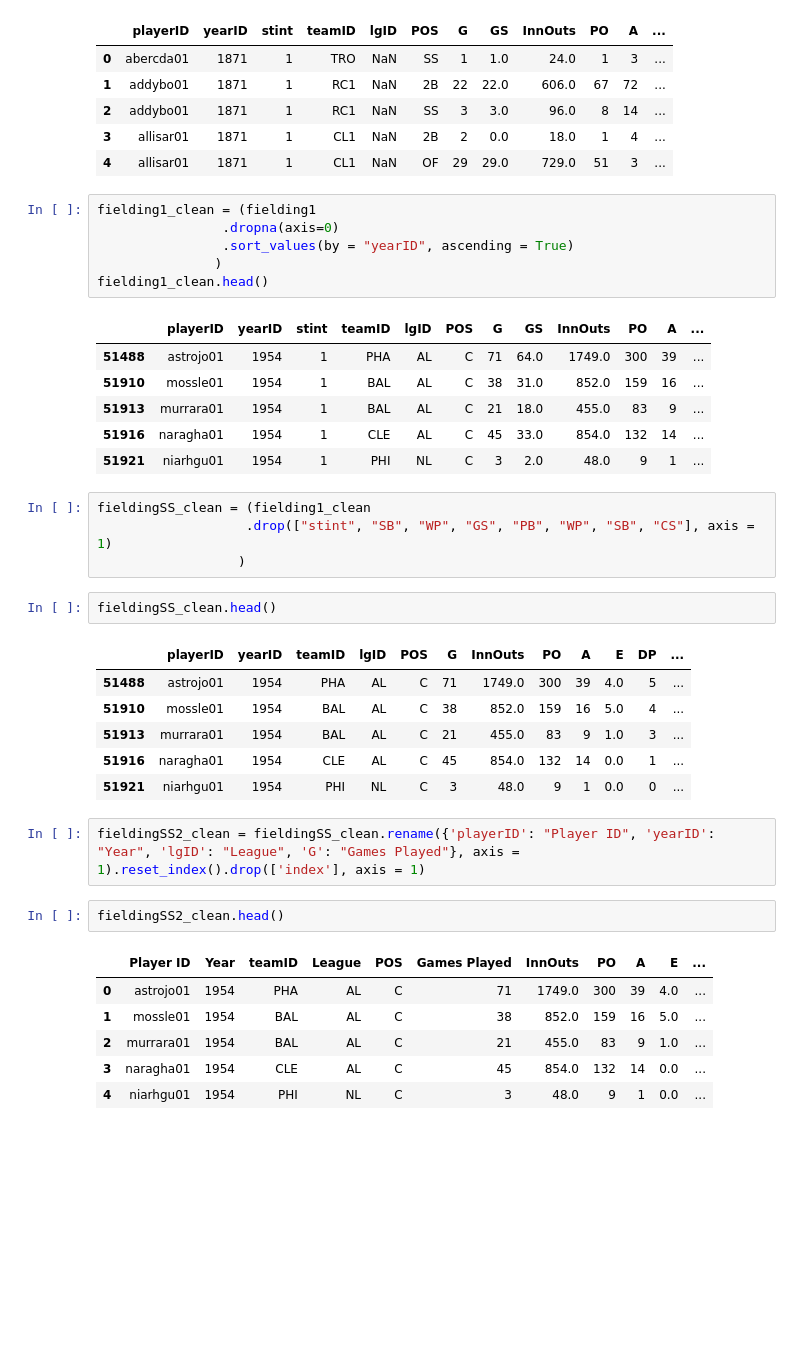
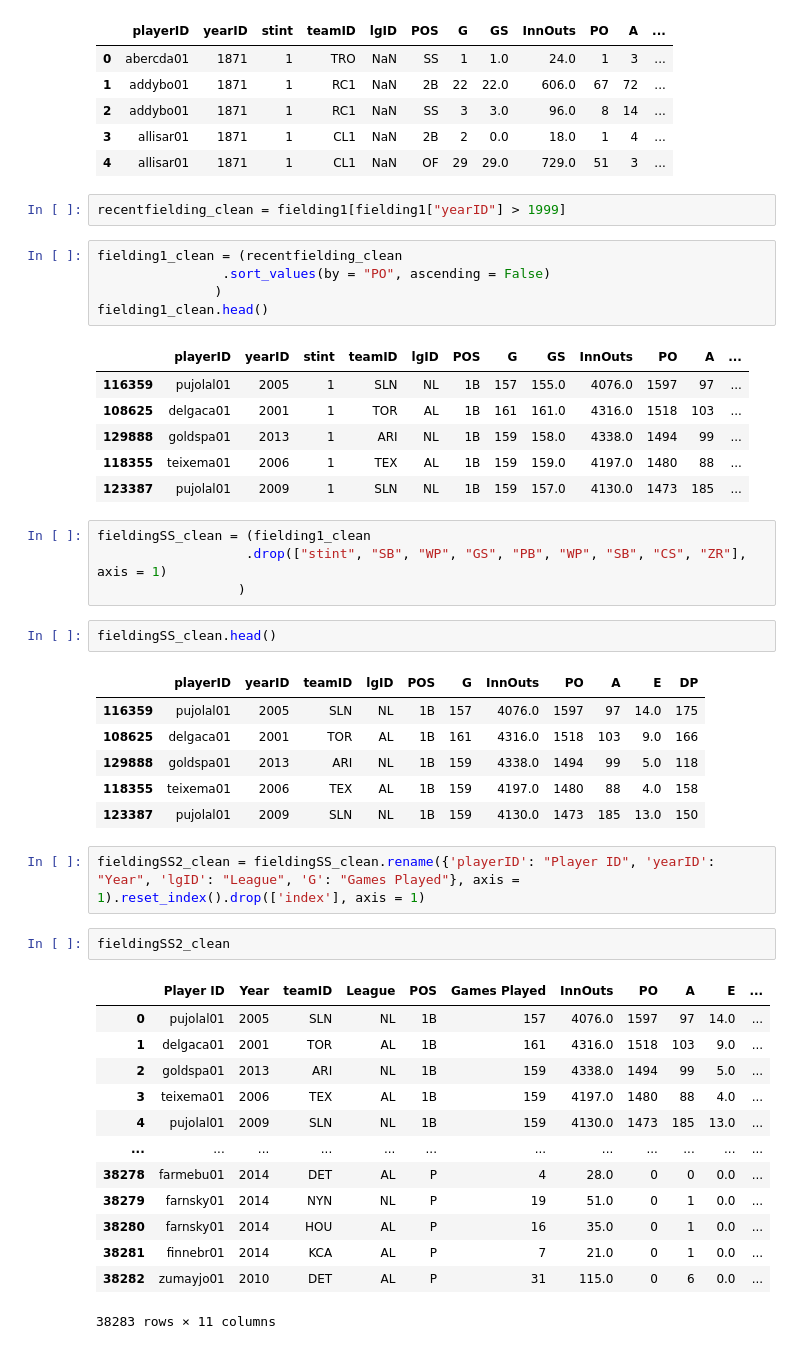
Before and after one commit to data301-2021-winter1/project-group37-project, a Jupyter notebook: notebooks/analysis2.ipynb, the cells around one changed output. Cells and saved outputs as stored; diff of their text form; blank space fills up the shorter version.

```diff
--- a/notebooks/analysis2.ipynb
+++ b/notebooks/analysis2.ipynb
@@ -239,40 +239,48 @@ fielding1.head()
 | 2 | addybo01 | 1871 | 1 | RC1 | NaN | SS | 3 | 3.0 | 96.0 | 8 | 14 | ... |
 | 3 | allisar01 | 1871 | 1 | CL1 | NaN | 2B | 2 | 0.0 | 18.0 | 1 | 4 | ... |
 | 4 | allisar01 | 1871 | 1 | CL1 | NaN | OF | 29 | 29.0 | 729.0 | 51 | 3 | ... |
+# %%
+recentfielding_clean = fielding1[fielding1["yearID"] > 1999]
 # %%
-fielding1_clean = (fielding1
-                .dropna(axis=0)
-                .sort_values(by = "yearID", ascending = True)
+fielding1_clean = (recentfielding_clean
+                .sort_values(by = "PO", ascending = False)
                )
 fielding1_clean.head()
 # %% [output]
 |  | playerID | yearID | stint | teamID | lgID | POS | G | GS | InnOuts | PO | A | ... |
-| 51488 | astrojo01 | 1954 | 1 | PHA | AL | C | 71 | 64.0 | 1749.0 | 300 | 39 | ... |
-| 51910 | mossle01 | 1954 | 1 | BAL | AL | C | 38 | 31.0 | 852.0 | 159 | 16 | ... |
-| 51913 | murrara01 | 1954 | 1 | BAL | AL | C | 21 | 18.0 | 455.0 | 83 | 9 | ... |
-| 51916 | naragha01 | 1954 | 1 | CLE | AL | C | 45 | 33.0 | 854.0 | 132 | 14 | ... |
-| 51921 | niarhgu01 | 1954 | 1 | PHI | NL | C | 3 | 2.0 | 48.0 | 9 | 1 | ... |
+| 116359 | pujolal01 | 2005 | 1 | SLN | NL | 1B | 157 | 155.0 | 4076.0 | 1597 | 97 | ... |
+| 108625 | delgaca01 | 2001 | 1 | TOR | AL | 1B | 161 | 161.0 | 4316.0 | 1518 | 103 | ... |
+| 129888 | goldspa01 | 2013 | 1 | ARI | NL | 1B | 159 | 158.0 | 4338.0 | 1494 | 99 | ... |
+| 118355 | teixema01 | 2006 | 1 | TEX | AL | 1B | 159 | 159.0 | 4197.0 | 1480 | 88 | ... |
+| 123387 | pujolal01 | 2009 | 1 | SLN | NL | 1B | 159 | 157.0 | 4130.0 | 1473 | 185 | ... |
 # %%
 fieldingSS_clean = (fielding1_clean
-                   .drop(["stint", "SB", "WP", "GS", "PB", "WP", "SB", "CS"], axis = 1)
+                   .drop(["stint", "SB", "WP", "GS", "PB", "WP", "SB", "CS", "ZR"], axis = 1)
                   )
 # %%
 fieldingSS_clean.head()
 # %% [output]
-|  | playerID | yearID | teamID | lgID | POS | G | InnOuts | PO | A | E | DP | ... |
-| 51488 | astrojo01 | 1954 | PHA | AL | C | 71 | 1749.0 | 300 | 39 | 4.0 | 5 | ... |
-| 51910 | mossle01 | 1954 | BAL | AL | C | 38 | 852.0 | 159 | 16 | 5.0 | 4 | ... |
-| 51913 | murrara01 | 1954 | BAL | AL | C | 21 | 455.0 | 83 | 9 | 1.0 | 3 | ... |
-| 51916 | naragha01 | 1954 | CLE | AL | C | 45 | 854.0 | 132 | 14 | 0.0 | 1 | ... |
-| 51921 | niarhgu01 | 1954 | PHI | NL | C | 3 | 48.0 | 9 | 1 | 0.0 | 0 | ... |
+|  | playerID | yearID | teamID | lgID | POS | G | InnOuts | PO | A | E | DP |
+| 116359 | pujolal01 | 2005 | SLN | NL | 1B | 157 | 4076.0 | 1597 | 97 | 14.0 | 175 |
+| 108625 | delgaca01 | 2001 | TOR | AL | 1B | 161 | 4316.0 | 1518 | 103 | 9.0 | 166 |
+| 129888 | goldspa01 | 2013 | ARI | NL | 1B | 159 | 4338.0 | 1494 | 99 | 5.0 | 118 |
+| 118355 | teixema01 | 2006 | TEX | AL | 1B | 159 | 4197.0 | 1480 | 88 | 4.0 | 158 |
+| 123387 | pujolal01 | 2009 | SLN | NL | 1B | 159 | 4130.0 | 1473 | 185 | 13.0 | 150 |
 # %%
 fieldingSS2_clean = fieldingSS_clean.rename({'playerID': "Player ID", 'yearID': "Year", 'lgID': "League", 'G': "Games Played"}, axis = 1).reset_index().drop(['index'], axis = 1)
 # %%
-fieldingSS2_clean.head()
+fieldingSS2_clean
 # %% [output]
 |  | Player ID | Year | teamID | League | POS | Games Played | InnOuts | PO | A | E | ... |
-| 0 | astrojo01 | 1954 | PHA | AL | C | 71 | 1749.0 | 300 | 39 | 4.0 | ... |
-| 1 | mossle01 | 1954 | BAL | AL | C | 38 | 852.0 | 159 | 16 | 5.0 | ... |
-| 2 | murrara01 | 1954 | BAL | AL | C | 21 | 455.0 | 83 | 9 | 1.0 | ... |
-| 3 | naragha01 | 1954 | CLE | AL | C | 45 | 854.0 | 132 | 14 | 0.0 | ... |
-| 4 | niarhgu01 | 1954 | PHI | NL | C | 3 | 48.0 | 9 | 1 | 0.0 | ... |
+| 0 | pujolal01 | 2005 | SLN | NL | 1B | 157 | 4076.0 | 1597 | 97 | 14.0 | ... |
+| 1 | delgaca01 | 2001 | TOR | AL | 1B | 161 | 4316.0 | 1518 | 103 | 9.0 | ... |
+| 2 | goldspa01 | 2013 | ARI | NL | 1B | 159 | 4338.0 | 1494 | 99 | 5.0 | ... |
+| 3 | teixema01 | 2006 | TEX | AL | 1B | 159 | 4197.0 | 1480 | 88 | 4.0 | ... |
+| 4 | pujolal01 | 2009 | SLN | NL | 1B | 159 | 4130.0 | 1473 | 185 | 13.0 | ... |
+| ... | ... | ... | ... | ... | ... | ... | ... | ... | ... | ... | ... |
+| 38278 | farmebu01 | 2014 | DET | AL | P | 4 | 28.0 | 0 | 0 | 0.0 | ... |
+| 38279 | farnsky01 | 2014 | NYN | NL | P | 19 | 51.0 | 0 | 1 | 0.0 | ... |
+| 38280 | farnsky01 | 2014 | HOU | AL | P | 16 | 35.0 | 0 | 1 | 0.0 | ... |
+| 38281 | finnebr01 | 2014 | KCA | AL | P | 7 | 21.0 | 0 | 1 | 0.0 | ... |
+| 38282 | zumayjo01 | 2010 | DET | AL | P | 31 | 115.0 | 0 | 6 | 0.0 | ... |
+38283 rows × 11 columns
```
Also changed, not shown: parts of 8 cells of this notebook.
